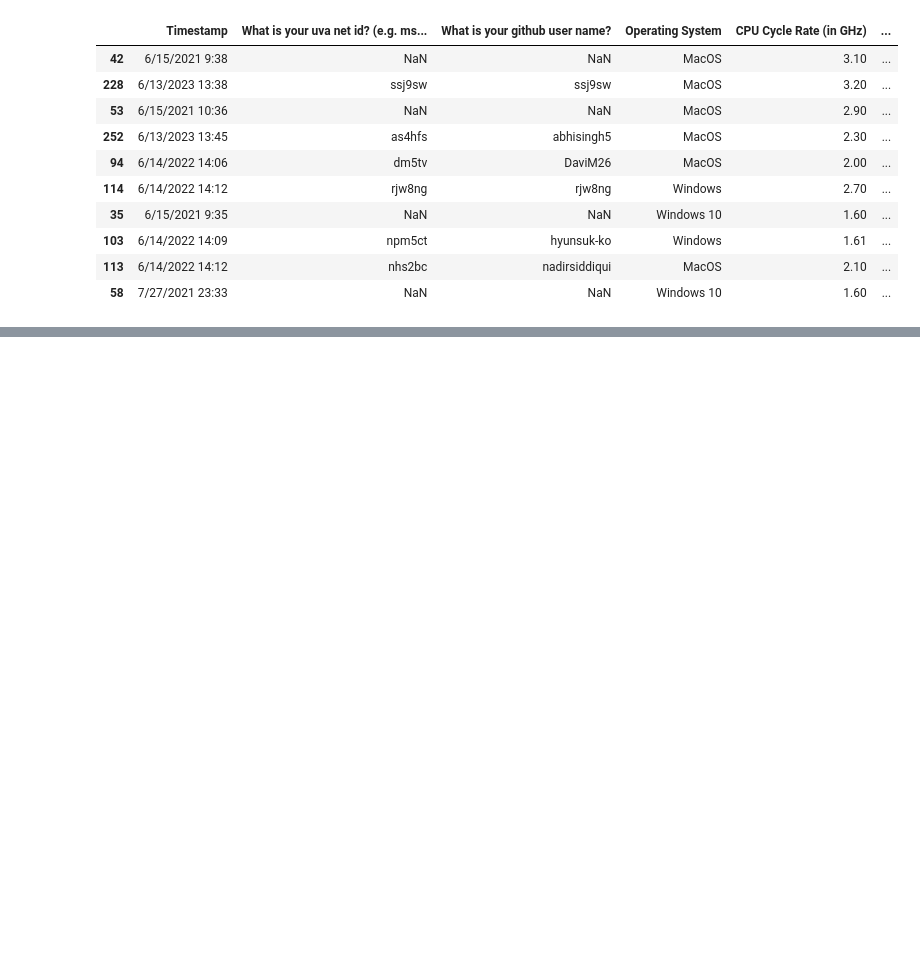
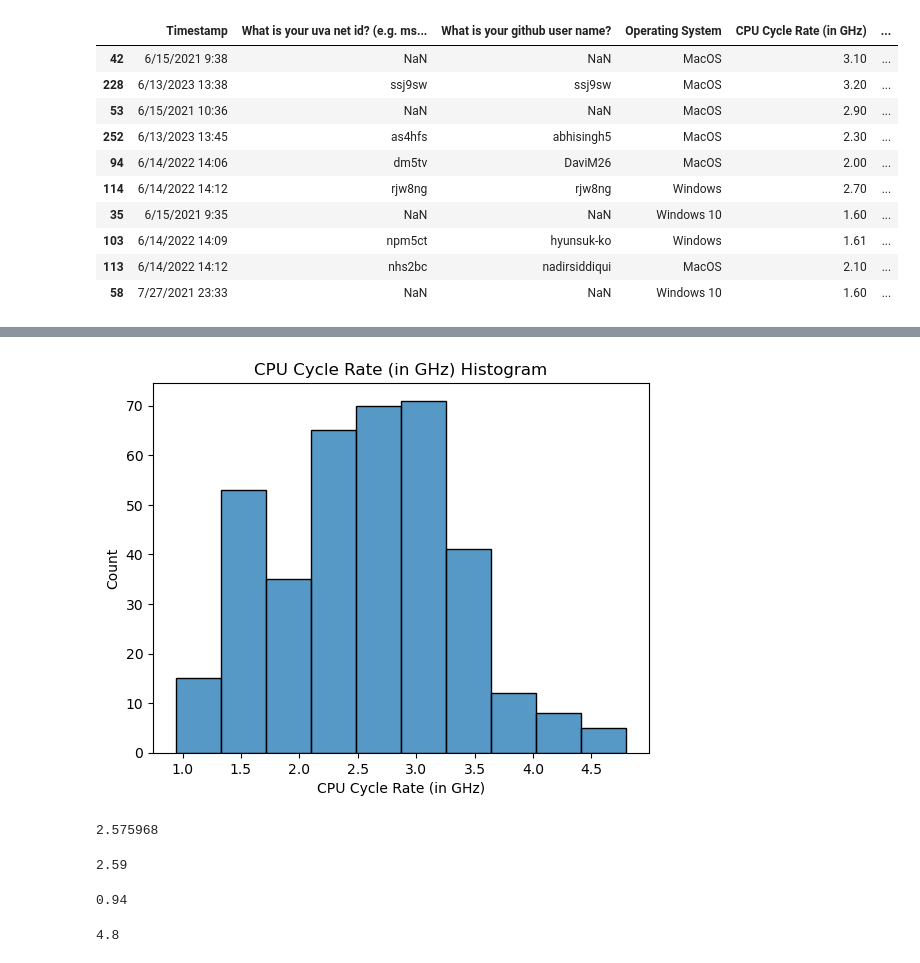
Before and after one commit to Dorukozar/MSDS-Technical-Orientation, a Jupyter notebook: pythonBadge/problem6.ipynb, the cells around one changed output, grey strips where cells are left out. Saved outputs shown, nothing was run; the diff lists cells and outputs as text; code cells hidden in the pictures; blank space fills up the shorter version.

```diff
--- a/pythonBadge/problem6.ipynb
+++ b/pythonBadge/problem6.ipynb
@@ -22,0 +80,24 @@ df.sample(10)
+# %%
+sns.histplot(filtered["CPU Cycle Rate (in GHz)"], bins=10)
+plt.xlabel("CPU Cycle Rate (in GHz)")
+plt.ylabel("Count")
+plt.title("CPU Cycle Rate (in GHz) Histogram")
+plt.show()
+# %% [output]
+[figure, added]
+# %%
+filtered["CPU Cycle Rate (in GHz)"].mean()
+# %% [output]
+2.575968
+# %%
+filtered["CPU Cycle Rate (in GHz)"].median()
+# %% [output]
+2.59
+# %%
+filtered["CPU Cycle Rate (in GHz)"].min()
+# %% [output]
+0.94
+# %%
+filtered["CPU Cycle Rate (in GHz)"].max()
+# %% [output]
+4.8
```
Also changed, not shown: parts of 10 cells of this notebook.
